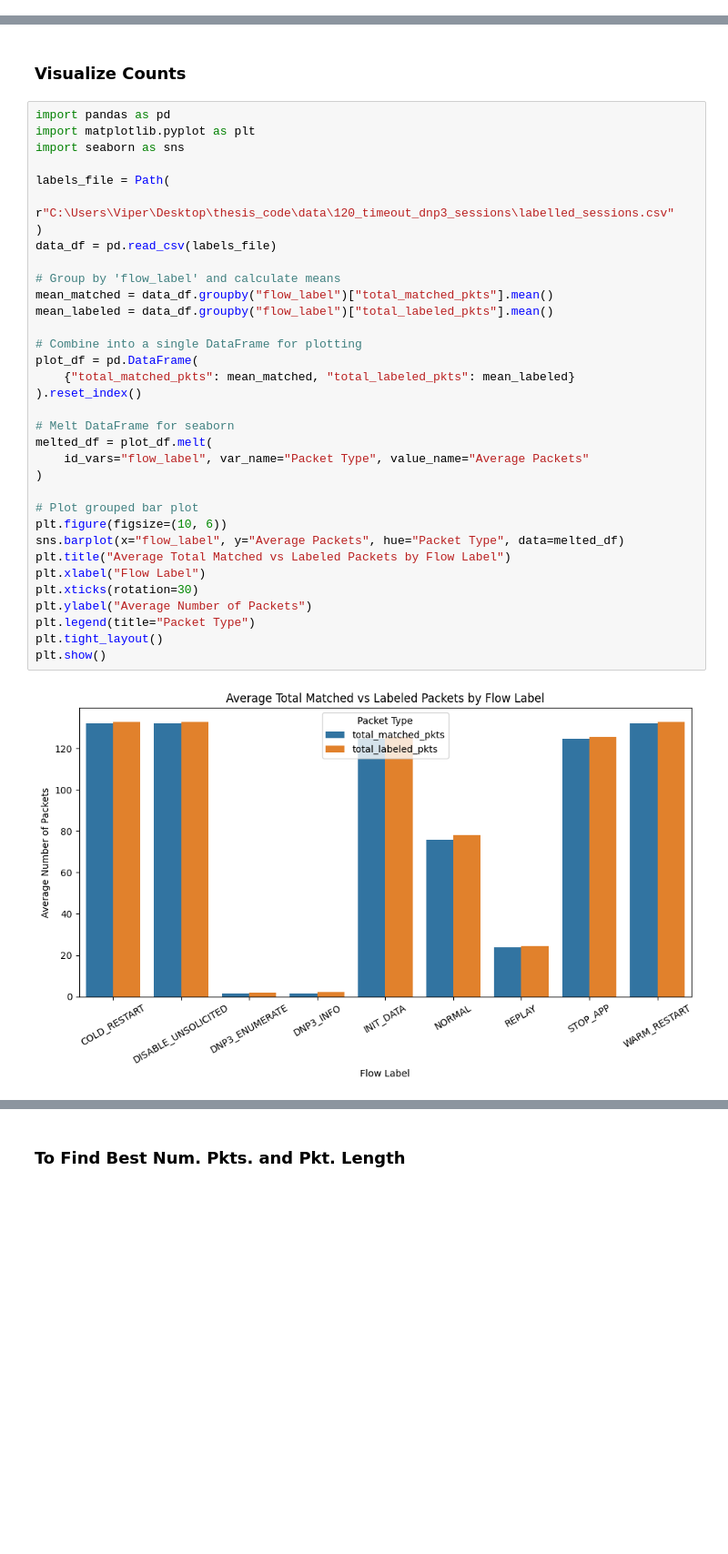
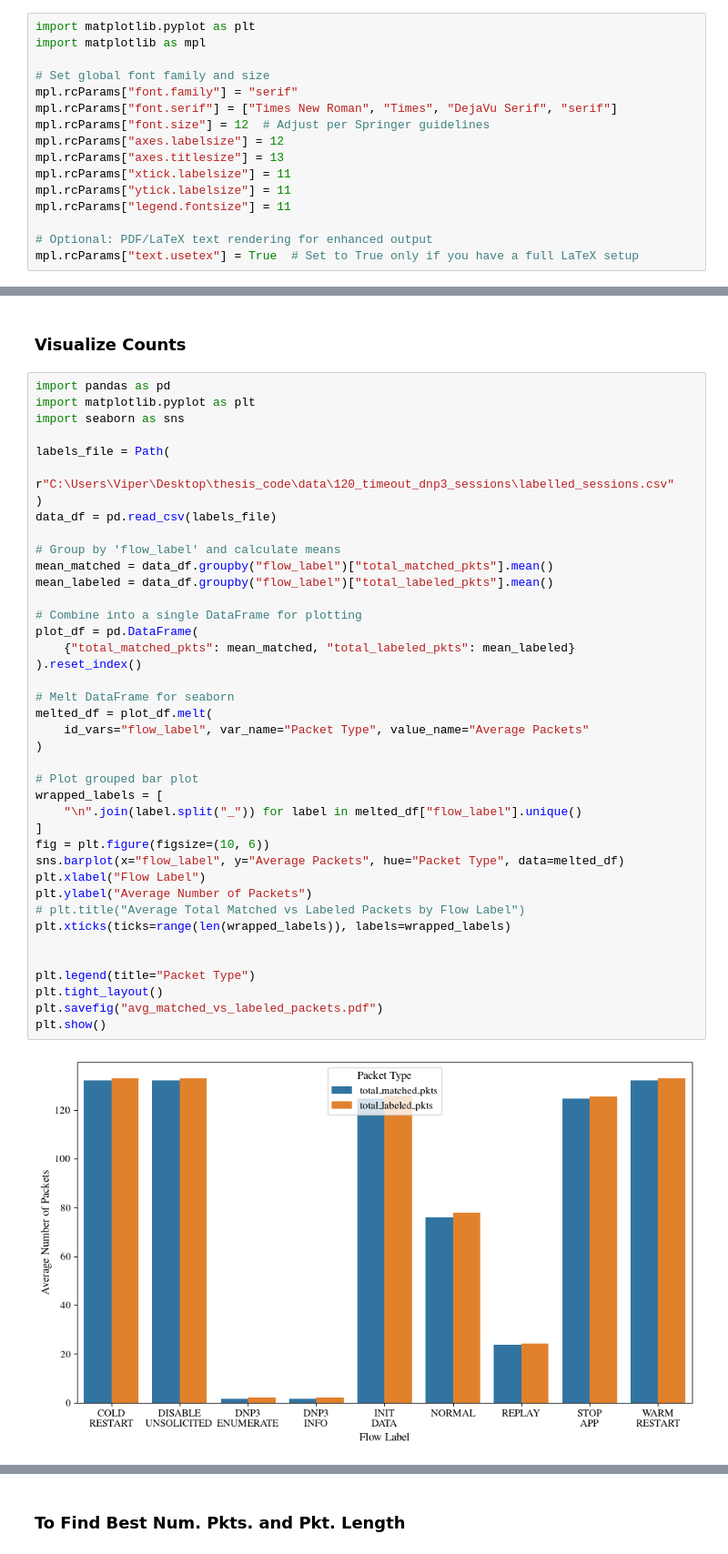
Before and after one commit to cs7org/i7-IDS, a Jupyter notebook: notebooks/pcap_analysis_dnp3.ipynb, the cells around one changed output, grey strips where cells are left out. Shown at 91% size. Saved outputs shown, nothing was run; the diff lists cells and outputs as text; blank space fills up the shorter version.

```diff
--- a/notebooks/pcap_analysis_dnp3.ipynb
+++ b/notebooks/pcap_analysis_dnp3.ipynb
@@ -354,3 +354,19 @@ INIT_DATA                692
 STOP_APP                 680
 REPLAY                   666
 Name: count, dtype: int64
+# %%
+import matplotlib.pyplot as plt
+import matplotlib as mpl
+
+# Set global font family and size
+mpl.rcParams["font.family"] = "serif"
+mpl.rcParams["font.serif"] = ["Times New Roman", "Times", "DejaVu Serif", "serif"]
+mpl.rcParams["font.size"] = 12  # Adjust per Springer guidelines
+mpl.rcParams["axes.labelsize"] = 12
+mpl.rcParams["axes.titlesize"] = 13
+mpl.rcParams["xtick.labelsize"] = 11
+mpl.rcParams["ytick.labelsize"] = 11
+mpl.rcParams["legend.fontsize"] = 11
+
+# Optional: PDF/LaTeX text rendering for enhanced output
+mpl.rcParams["text.usetex"] = True  # Set to True only if you have a full LaTeX setup
@@ -489,37 +507,43 @@ import pandas as pd
 import matplotlib.pyplot as plt
 import seaborn as sns
 
 labels_file = Path(
     r"C:\Users\Viper\Desktop\thesis_code\data\120_timeout_dnp3_sessions\labelled_sessions.csv"
 )
 data_df = pd.read_csv(labels_file)
 
 # Group by 'flow_label' and calculate means
 mean_matched = data_df.groupby("flow_label")["total_matched_pkts"].mean()
 mean_labeled = data_df.groupby("flow_label")["total_labeled_pkts"].mean()
 
 # Combine into a single DataFrame for plotting
 plot_df = pd.DataFrame(
     {"total_matched_pkts": mean_matched, "total_labeled_pkts": mean_labeled}
 ).reset_index()
 
 # Melt DataFrame for seaborn
 melted_df = plot_df.melt(
     id_vars="flow_label", var_name="Packet Type", value_name="Average Packets"
 )
 
 # Plot grouped bar plot
-plt.figure(figsize=(10, 6))
+wrapped_labels = [
+    "\n".join(label.split("_")) for label in melted_df["flow_label"].unique()
+]
+fig = plt.figure(figsize=(10, 6))
 sns.barplot(x="flow_label", y="Average Packets", hue="Packet Type", data=melted_df)
-plt.title("Average Total Matched vs Labeled Packets by Flow Label")
 plt.xlabel("Flow Label")
-plt.xticks(rotation=30)
 plt.ylabel("Average Number of Packets")
+# plt.title("Average Total Matched vs Labeled Packets by Flow Label")
+plt.xticks(ticks=range(len(wrapped_labels)), labels=wrapped_labels)
+
+
 plt.legend(title="Packet Type")
 plt.tight_layout()
+plt.savefig("avg_matched_vs_labeled_packets.pdf")
 plt.show()
 # %% [output]
-[figure, old version]
+[figure, new version]
 # %%
 metrics = ["raw_bytes_max_length", "raw_bytes_min_length", "raw_bytes_avg_length"]
 titles = [
```
Also changed, not shown: parts of 12 cells of this notebook, 3 other files.
